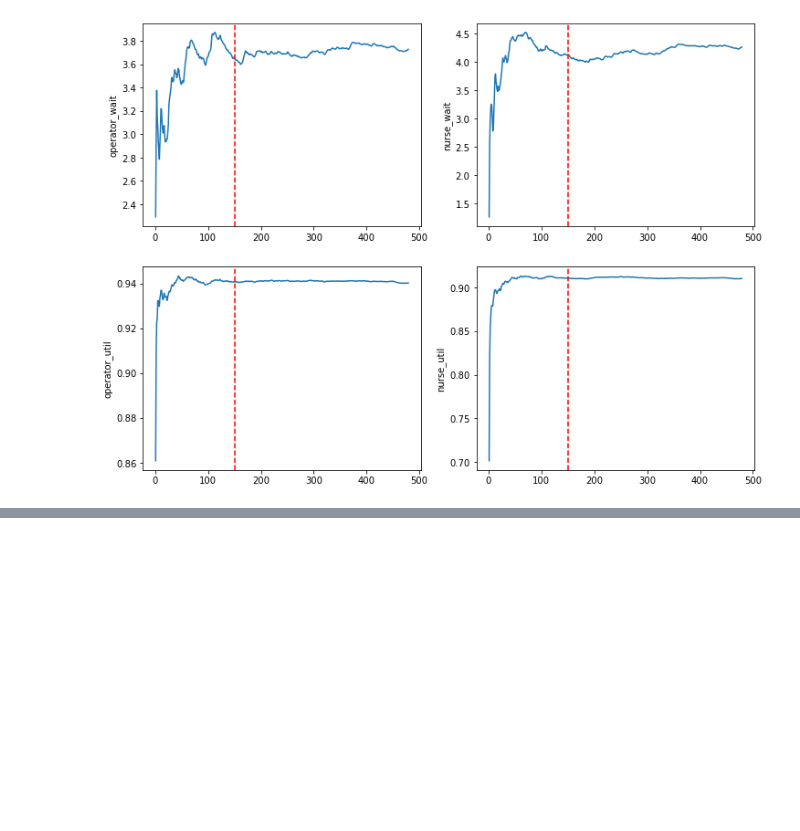
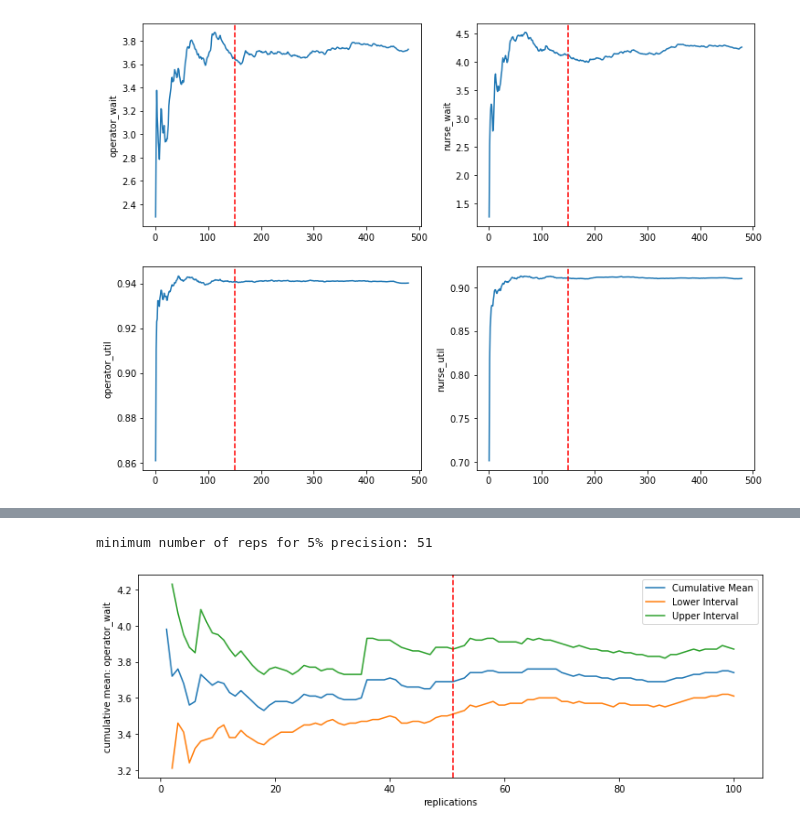
Before and after one commit to health-data-science-OR/stochastic_systems, a Jupyter notebook: labs/simulation/output_analysis/output_analysis_simpler.ipynb, the cells around one changed output, grey strips where cells are left out. Drawn from its saved outputs; the diff is of its cells as text; code cells hidden in the pictures; blank space fills up the shorter version.

```diff
--- a/labs/simulation/output_analysis/output_analysis_simpler.ipynb
+++ b/labs/simulation/output_analysis/output_analysis_simpler.ipynb
@@ -678,0 +697,15 @@ conf_ints.iloc[n_reps:n_reps+1]
+# %%
+#run the method on the operator_wait replications
+n_reps, conf_ints = confidence_interval_method(replications['operator_wait'].to_numpy(),
+                                               desired_precision=0.05, min_rep=36)
+
+
+#print out the min number of replications to achieve precision
+print(f'\nminimum number of reps for 5% precision: {n_reps}\n')
+
+#plot the confidence intervals
+ax = plot_confidence_interval_method(n_reps, conf_ints,
+                                     metric_name='operator_wait')
+# %% [output]
+minimum number of reps for 5% precision: 51
+[figure, added]
```
Also changed, not shown: parts of 34 cells of this notebook.
